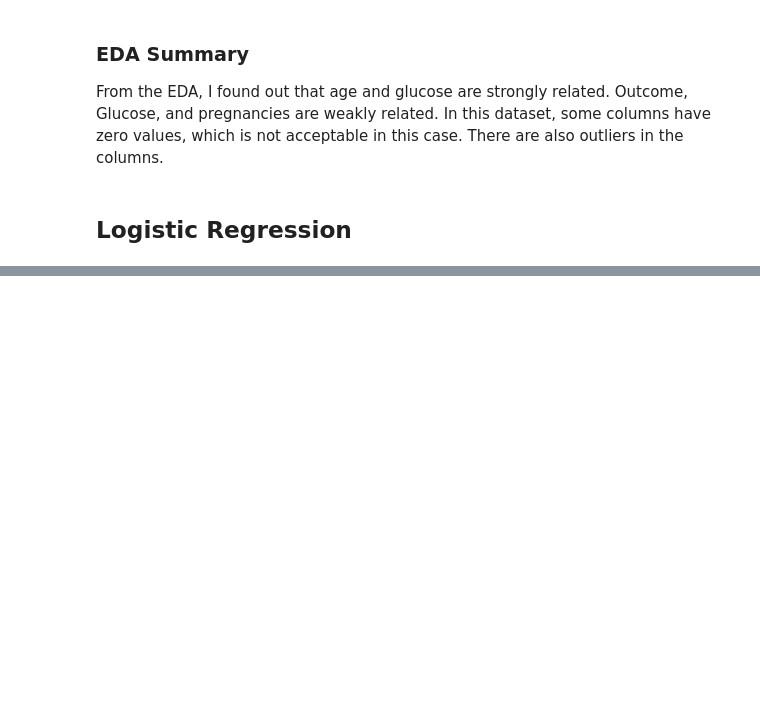
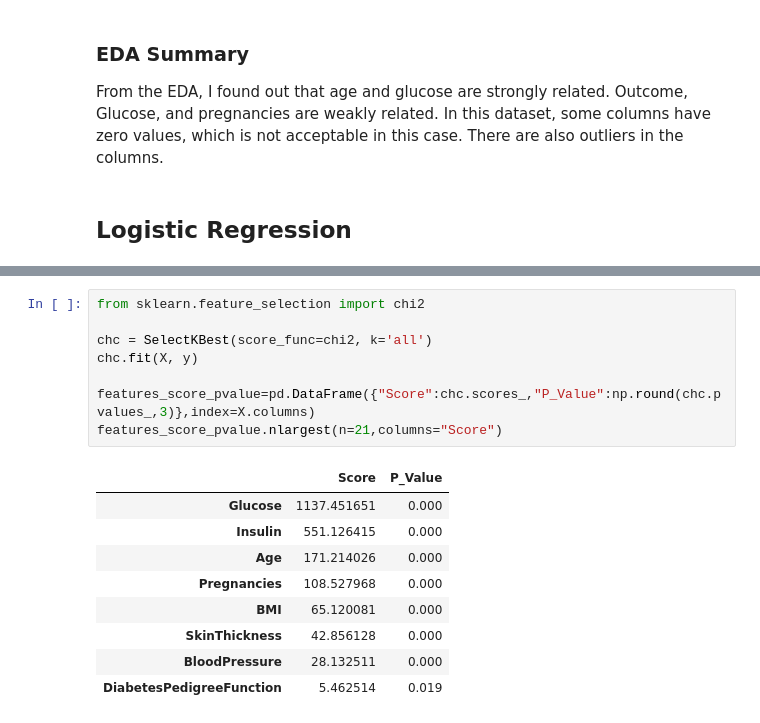
Before and after one commit to zcolley/cs381-MatthewFried, a Jupyter notebook: project/proj1.ipynb, the cells around one changed output, grey strips where cells are left out. Cells and saved outputs as stored; diff of their text form; blank space fills up the shorter version.

```diff
--- a/project/proj1.ipynb
+++ b/project/proj1.ipynb
@@ -408,0 +711,18 @@ Please also refer to the documentation for alternative solver options:
+# %%
+from sklearn.feature_selection import chi2
+
+chc = SelectKBest(score_func=chi2, k='all')
+chc.fit(X, y)
+
+features_score_pvalue=pd.DataFrame({"Score":chc.scores_,"P_Value":np.round(chc.pvalues_,3)},index=X.columns)
+features_score_pvalue.nlargest(n=21,columns="Score")
+# %% [output]
+|  | Score | P_Value |
+| Glucose | 1137.451651 | 0.000 |
+| Insulin | 551.126415 | 0.000 |
+| Age | 171.214026 | 0.000 |
+| Pregnancies | 108.527968 | 0.000 |
+| BMI | 65.120081 | 0.000 |
+| SkinThickness | 42.856128 | 0.000 |
+| BloodPressure | 28.132511 | 0.000 |
+| DiabetesPedigreeFunction | 5.462514 | 0.019 |
```
Also changed, not shown: parts of 35 cells of this notebook.
